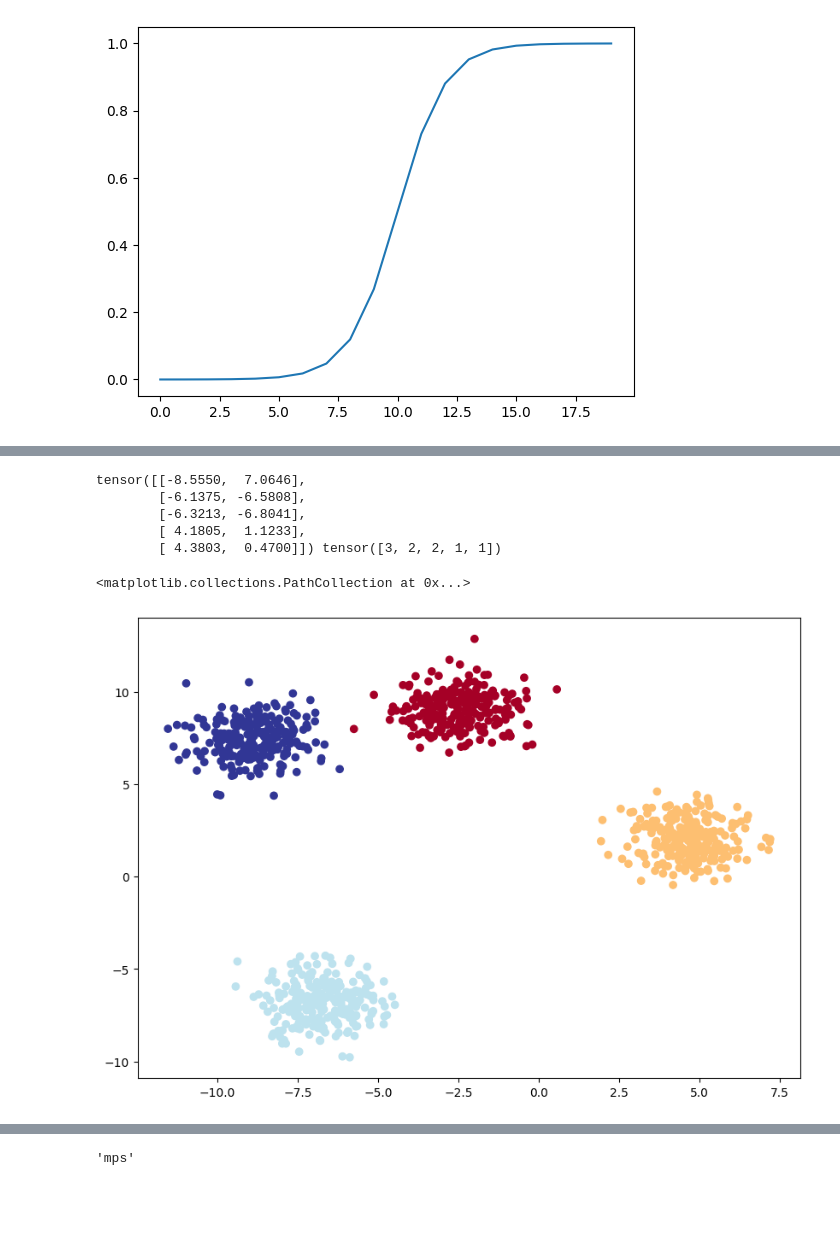
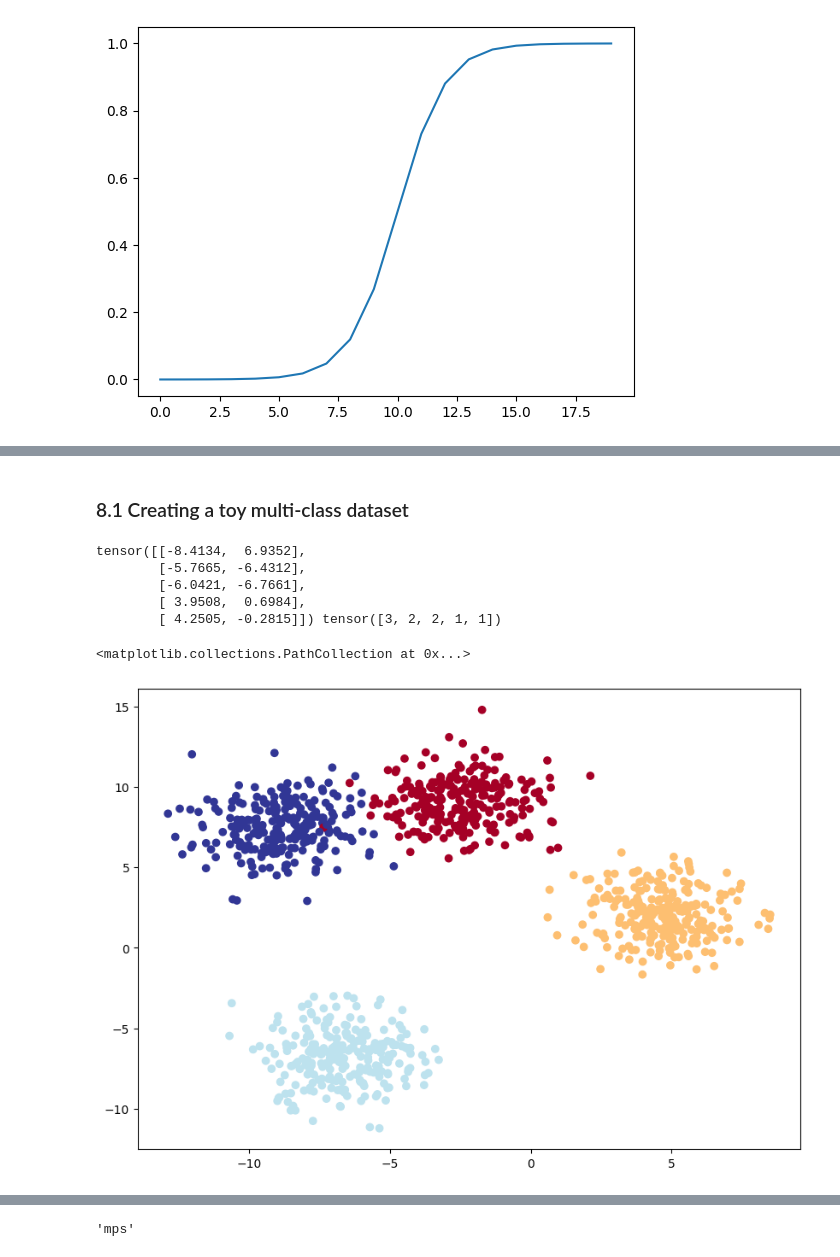
Before and after one commit to EthanGaoZhiyuan/PytorchTraining, a Jupyter notebook: 02_pytorch_classifiaction.ipynb, the cells around one changed output, grey strips where cells are left out. Saved outputs shown, nothing was run; the diff lists cells and outputs as text; code cells hidden in the pictures; blank space fills up the shorter version.

```diff
--- a/02_pytorch_classifiaction.ipynb
+++ b/02_pytorch_classifiaction.ipynb
@@ -860,28 +866,39 @@ plt.plot(sigmoid(A))
+# %% [markdown]
+### 8.1 Creating a toy multi-class dataset
 # %%
+# Import dependencies
 import torch
 import matplotlib.pyplot as plt
 from sklearn.datasets import make_blobs
 from sklearn.model_selection import train_test_split
 
+# Set the hyperparameters for data creation
 NUM_CLASSES = 4
 NUM_FEATURES = 2
 RANDOM_SEED = 42
 
-X_blob, y_blob = make_blobs(n_samples=1000, n_features=NUM_FEATURES, centers=NUM_CLASSES, random_state=RANDOM_SEED)
-
+# 1. Create multi-class data
+X_blob, y_blob = make_blobs(n_samples=1000,
+                            n_features=NUM_FEATURES,
+                            centers=NUM_CLASSES,
+                            cluster_std=1.5,    # give the clusters a little shake up
+                            random_state=RANDOM_SEED)
+# 2. Turn data into tensors
 X_blob = torch.from_numpy(X_blob).type(torch.float)
 y_blob = torch.from_numpy(y_blob).type(torch.LongTensor)
 print(X_blob[:5], y_blob[:5])
 
+# 3. Split data into training and test sets
 X_blob_train, X_blob_test, y_blob_train, y_blob_test = train_test_split(X_blob, y_blob, test_size=0.2, random_state=RANDOM_SEED)
 
+# 4. Plot data (Visualize, visualize, visualize)
 plt.figure(figsize=(10, 7))
 plt.scatter(X_blob[:, 0], X_blob[:, 1], c=y_blob, cmap=plt.cm.RdYlBu)
 # %% [output]
-tensor([[-8.5550,  7.0646],
-        [-6.1375, -6.5808],
-        [-6.3213, -6.8041],
-        [ 4.1805,  1.1233],
-        [ 4.3803,  0.4700]]) tensor([3, 2, 2, 1, 1])
+tensor([[-8.4134,  6.9352],
+        [-5.7665, -6.4312],
+        [-6.0421, -6.7661],
+        [ 3.9508,  0.6984],
+        [ 4.2505, -0.2815]]) tensor([3, 2, 2, 1, 1])
 <matplotlib.collections.PathCollection at 0x...>
-[figure, old version]
+[figure, new version]
```
Also changed, not shown: parts of 29 cells of this notebook.
